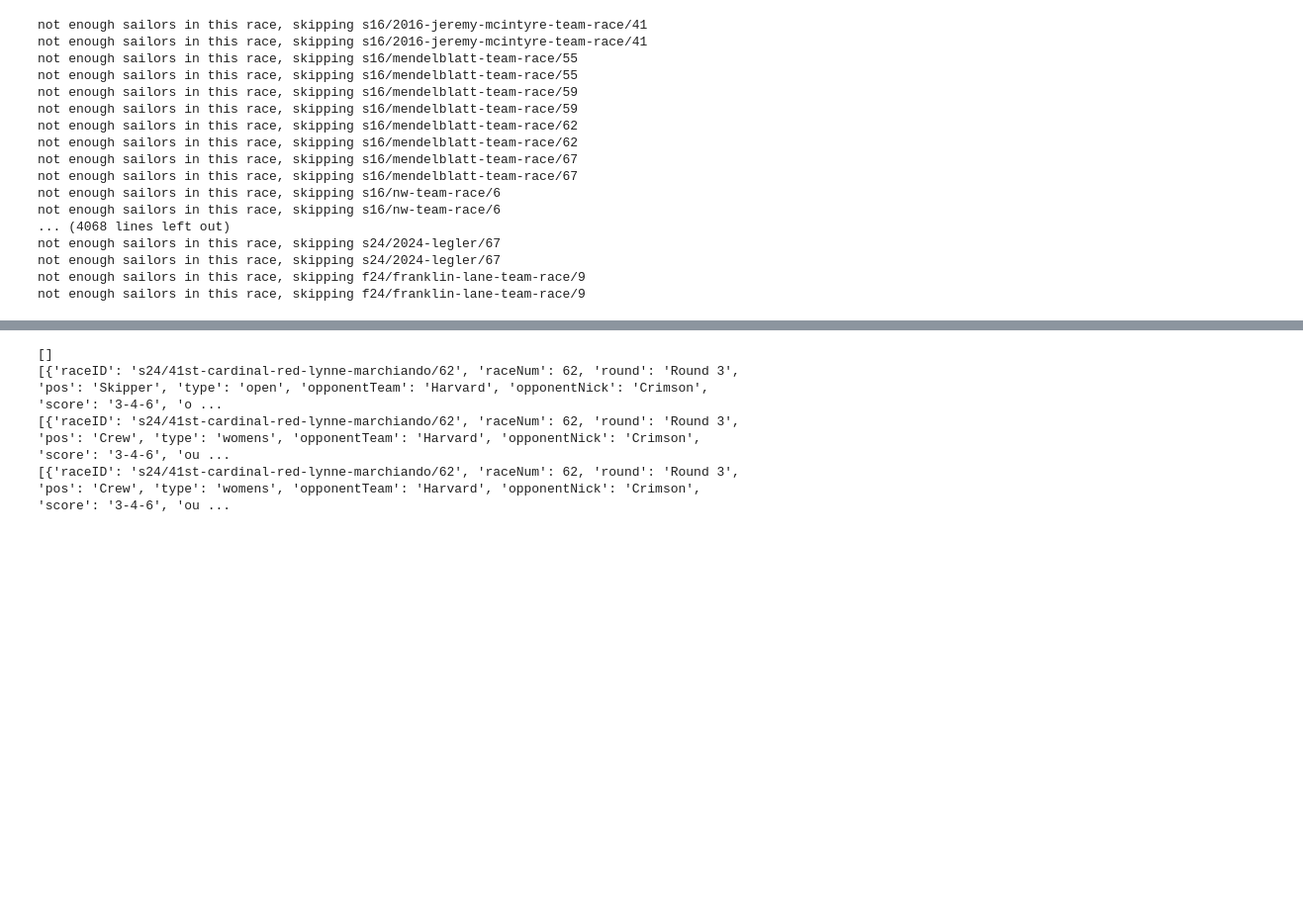
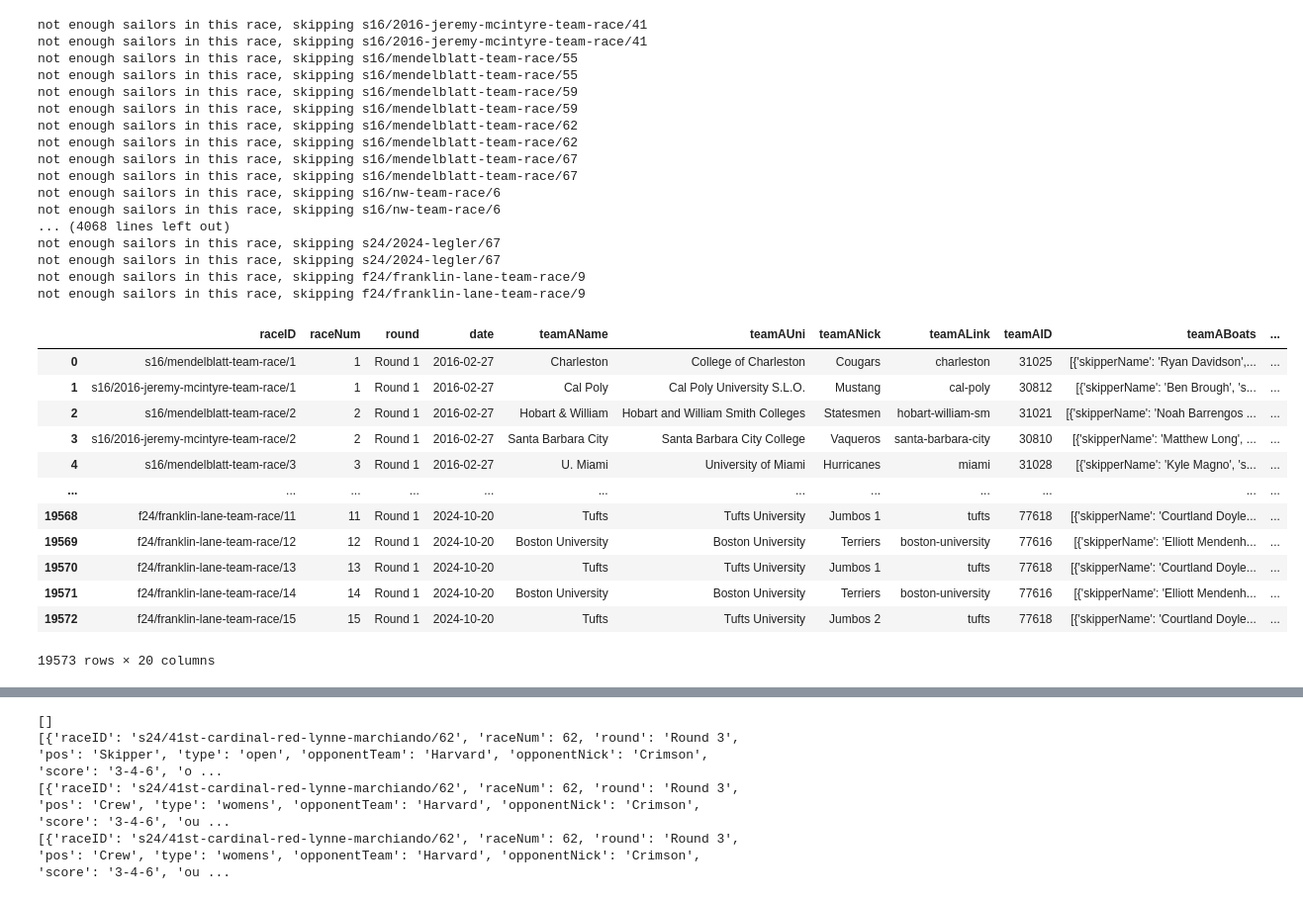
Before and after one commit to 7fi/sailing-rating-calculation, a Jupyter notebook: trElo.ipynb, the cells around one changed output, grey strips where cells are left out. Shown: that part at 99% size. Drawn from its saved outputs; the diff is of its cells as text; code cells hidden in the pictures; blank space fills up the shorter version.

```diff
--- a/trElo.ipynb
+++ b/trElo.ipynb
@@ -82,12 +82,12 @@ for _,raceRow in df_races.iterrows():
         teamAName = raceRow['teamAName']
         teamAKeys = [boat[type.lower() + 'Key'] if boat[type.lower() + 'Key'] is not None else 'Unknown' for boat in raceRow['teamABoats']] # the sailor keys
         teamANames = [boat[type.lower() + 'Name'] for boat in raceRow['teamABoats']] # the sailor keys
-        teamARacers = [people[key] for key in teamAKeys if 'Unknown' not in key]
+        teamARacers = [people[key] for key in teamAKeys if 'Unknown' not in key and key in people.keys()]
 
         teamBName = raceRow['teamBName']
         teamBKeys = [boat[type.lower() + 'Key'] if boat[type.lower() + 'Key'] is not None else 'Unknown' for boat in raceRow['teamBBoats']] # the sailor keys
         teamBNames = [boat[type.lower() + 'Name'] for boat in raceRow['teamBBoats']] # the sailor keys
-        teamBRacers = [people[key] for key in teamBKeys if 'Unknown' not in key]
+        teamBRacers = [people[key] for key in teamBKeys if 'Unknown' not in key and key in people.keys()]
 
         genders = [p.gender for p in teamARacers + teamBRacers]
         womenCount = sum([1 if g == "F" else 0 for g in genders])
@@ -175,33 +175,48 @@ for _,raceRow in df_races.iterrows():
             racer.races.append({'raceID': raceRow['raceID'], 'raceNum': raceRow['raceNum'], 'round':  raceRow['round'],
                                 'pos': type,
                                 'type':'womens' if womens else 'open',
                                 'opponentTeam': raceRow['teamAName'],
                                 'opponentNick': raceRow['teamANick'],
                                 'score': raceRow['teamBScore'],
                                 'outcome': raceRow['teamBOutcome'],
                                 'newRating': newRating})
 
         # print(ratings)
     # if i >= 20:
     #     break
+df_sailorTRinfo
+df_races
 # %% [output]
 not enough sailors in this race, skipping s16/2016-jeremy-mcintyre-team-race/41
 not enough sailors in this race, skipping s16/2016-jeremy-mcintyre-team-race/41
 not enough sailors in this race, skipping s16/mendelblatt-team-race/55
 not enough sailors in this race, skipping s16/mendelblatt-team-race/55
 not enough sailors in this race, skipping s16/mendelblatt-team-race/59
 not enough sailors in this race, skipping s16/mendelblatt-team-race/59
 not enough sailors in this race, skipping s16/mendelblatt-team-race/62
 not enough sailors in this race, skipping s16/mendelblatt-team-race/62
 not enough sailors in this race, skipping s16/mendelblatt-team-race/67
 not enough sailors in this race, skipping s16/mendelblatt-team-race/67
 not enough sailors in this race, skipping s16/nw-team-race/6
 not enough sailors in this race, skipping s16/nw-team-race/6
 ... (4068 lines left out)
 not enough sailors in this race, skipping s24/2024-legler/67
 not enough sailors in this race, skipping s24/2024-legler/67
 not enough sailors in this race, skipping f24/franklin-lane-team-race/9
 not enough sailors in this race, skipping f24/franklin-lane-team-race/9
+|  | raceID | raceNum | round | date | teamAName | teamAUni | teamANick | teamALink | teamAID | teamABoats | ... |
+| 0 | s16/mendelblatt-team-race/1 | 1 | Round 1 | 2016-02-27 | Charleston | College of Charleston | Cougars | charleston | 31025 | [{'skipperName': 'Ryan Davidson',... | ... |
+| 1 | s16/2016-jeremy-mcintyre-team-race/1 | 1 | Round 1 | 2016-02-27 | Cal Poly | Cal Poly University S.L.O. | Mustang | cal-poly | 30812 | [{'skipperName': 'Ben Brough', 's... | ... |
+| 2 | s16/mendelblatt-team-race/2 | 2 | Round 1 | 2016-02-27 | Hobart & William | Hobart and William Smith Colleges | Statesmen | hobart-william-sm | 31021 | [{'skipperName': 'Noah Barrengos ... | ... |
+| 3 | s16/2016-jeremy-mcintyre-team-race/2 | 2 | Round 1 | 2016-02-27 | Santa Barbara City | Santa Barbara City College | Vaqueros | santa-barbara-city | 30810 | [{'skipperName': 'Matthew Long', ... | ... |
+| 4 | s16/mendelblatt-team-race/3 | 3 | Round 1 | 2016-02-27 | U. Miami | University of Miami | Hurricanes | miami | 31028 | [{'skipperName': 'Kyle Magno', 's... | ... |
+| ... | ... | ... | ... | ... | ... | ... | ... | ... | ... | ... | ... |
+| 19568 | f24/franklin-lane-team-race/11 | 11 | Round 1 | 2024-10-20 | Tufts | Tufts University | Jumbos 1 | tufts | 77618 | [{'skipperName': 'Courtland Doyle... | ... |
+| 19569 | f24/franklin-lane-team-race/12 | 12 | Round 1 | 2024-10-20 | Boston University | Boston University | Terriers | boston-university | 77616 | [{'skipperName': 'Elliott Mendenh... | ... |
+| 19570 | f24/franklin-lane-team-race/13 | 13 | Round 1 | 2024-10-20 | Tufts | Tufts University | Jumbos 1 | tufts | 77618 | [{'skipperName': 'Courtland Doyle... | ... |
+| 19571 | f24/franklin-lane-team-race/14 | 14 | Round 1 | 2024-10-20 | Boston University | Boston University | Terriers | boston-university | 77616 | [{'skipperName': 'Elliott Mendenh... | ... |
+| 19572 | f24/franklin-lane-team-race/15 | 15 | Round 1 | 2024-10-20 | Tufts | Tufts University | Jumbos 2 | tufts | 77618 | [{'skipperName': 'Courtland Doyle... | ... |
+19573 rows × 20 columns
 # %%
 eligible_skippers = [p for p in people.values()
                     if targetSeason in p.seasons['Skipper']]
```
Also changed, not shown: parts of 3 cells of this notebook, 1 other file.
